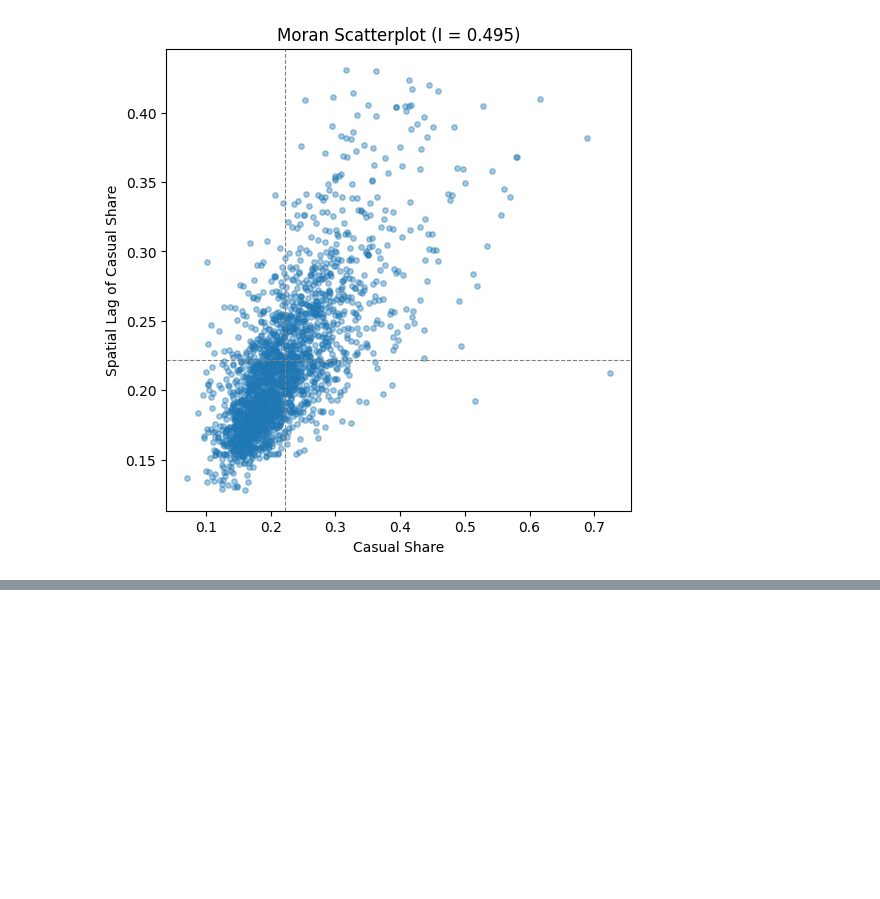
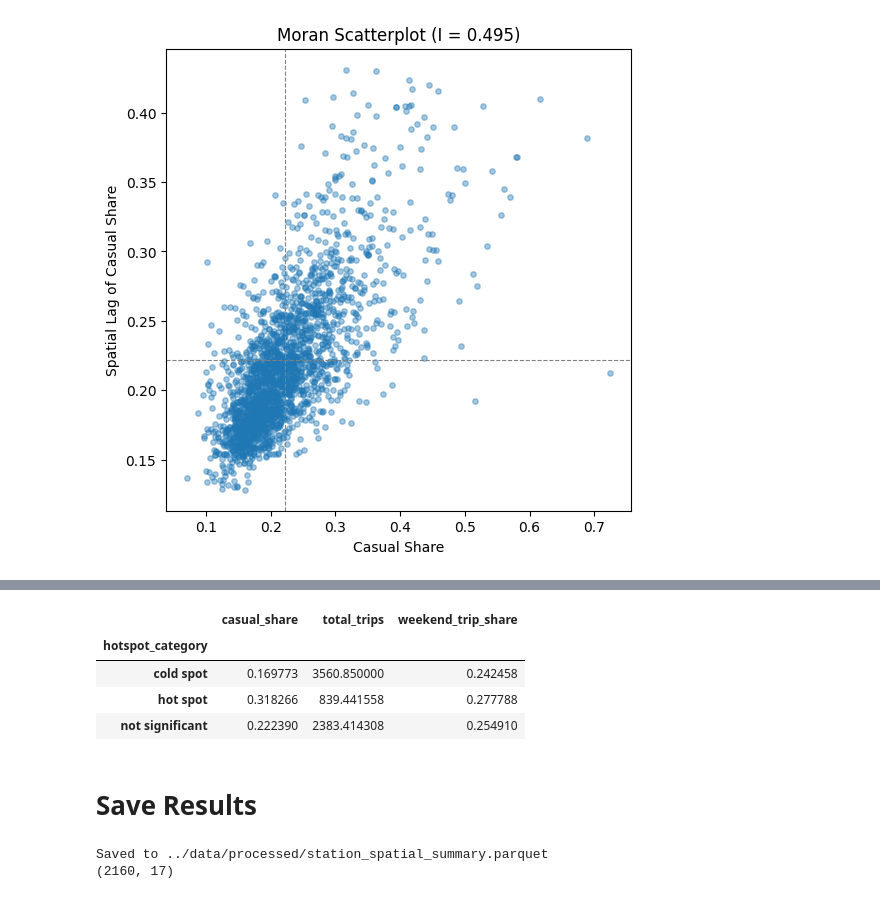
Before and after one commit to ameliatuttle26/Citybike-mapping, a Jupyter notebook: Notebooks/03_spatial_analysis.ipynb, the cells around one changed output, grey strips where cells are left out. Drawn from its saved outputs; the diff is of its cells as text; code cells hidden in the pictures; blank space fills up the shorter version.

```diff
--- a/Notebooks/03_spatial_analysis.ipynb
+++ b/Notebooks/03_spatial_analysis.ipynb
@@ -112,0 +194,20 @@ plt.show()
+# %%
+# do hot spots correlate with something obvious? quick check against trip volume
+# and weekend share, since tourist-heavy areas often show both
+df.groupby('hotspot_category')[['casual_share', 'total_trips', 'weekend_trip_share']].mean()
+# %% [output]
+|  | casual_share | total_trips | weekend_trip_share |
+| hotspot_category |  |  |  |
+| cold spot | 0.169773 | 3560.850000 | 0.242458 |
+| hot spot | 0.318266 | 839.441558 | 0.277788 |
+| not significant | 0.222390 | 2383.414308 | 0.254910 |
+# %% [markdown]
+# Save Results
+# %%
+output_path = "../data/processed/station_spatial_summary.parquet"
+df.to_parquet(output_path, index=False)
+print(f"Saved to {output_path}")
+print(df.shape)
+# %% [output]
+Saved to ../data/processed/station_spatial_summary.parquet
+(2160, 17)
```
Also changed, not shown: parts of 10 cells of this notebook.
